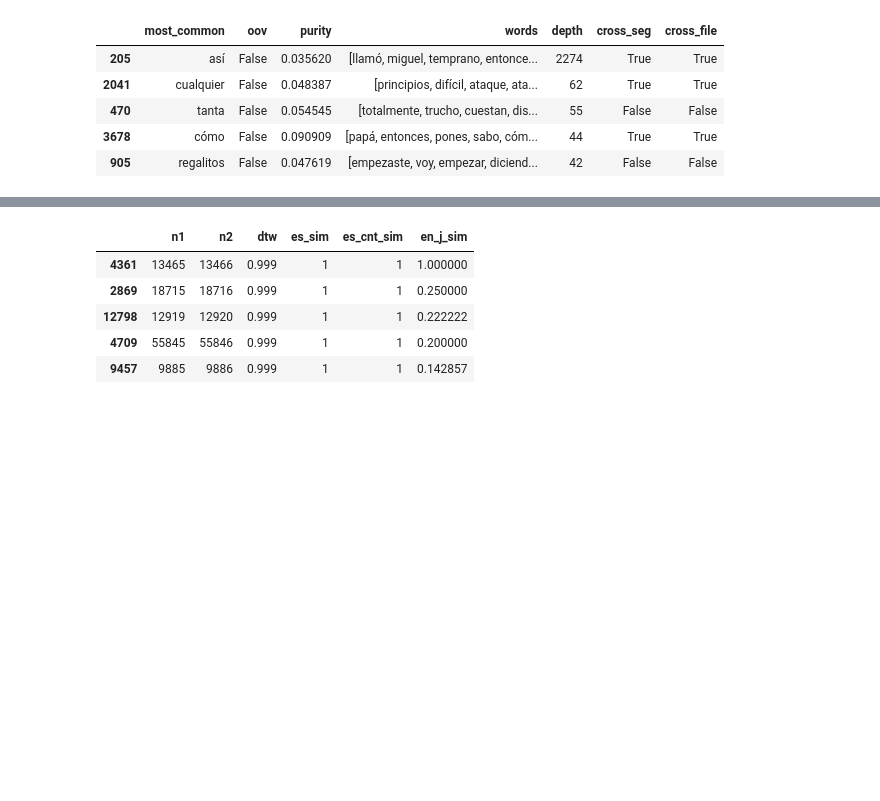
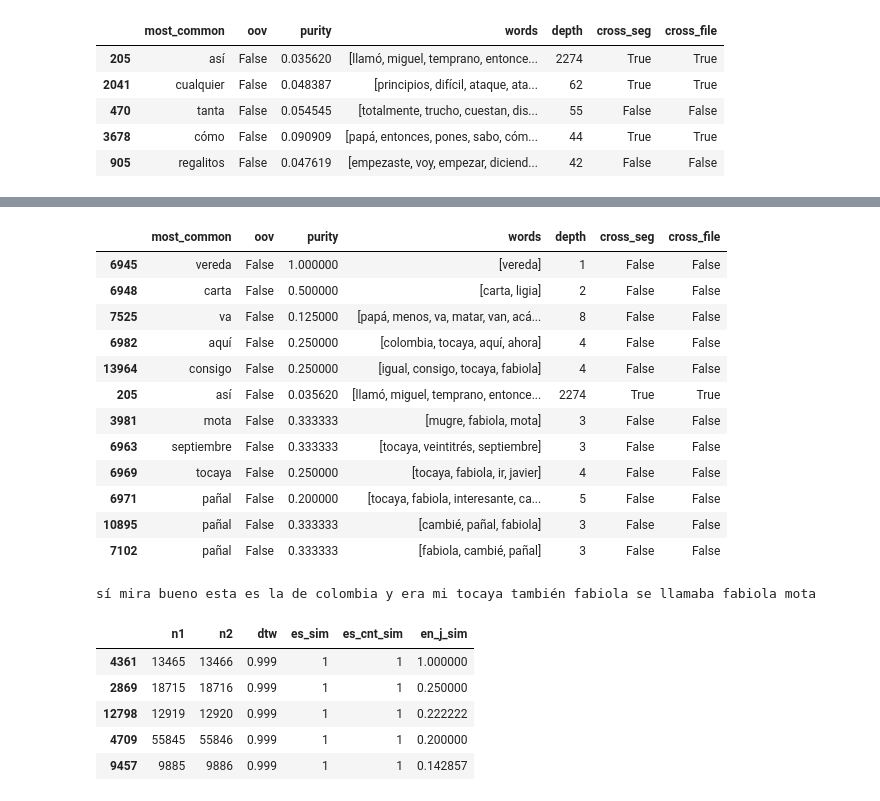
Before and after one commit to 0xSameer/speech_patterns, a Jupyter notebook: visualize_utd.ipynb, the cells around one changed output, grey strips where cells are left out. Cells and saved outputs as stored; diff of their text form; code cells hidden in the pictures; blank space fills up the shorter version.

```diff
--- a/visualize_utd.ipynb
+++ b/visualize_utd.ipynb
@@ -544,0 +569,11 @@ play_cluster(4167)
+# %%
+def sid_to_cid_mapping(clusters_stats):
+    sid_to_cids = {}
+    for cid, sids in enumerate(clusters_stats['sids']):
+        for sid in sids:
+            if sid not in sid_to_cids:
+                sid_to_cids[sid] = set()
+            sid_to_cids[sid] |= {cid}
+    return sid_to_cids
+# %%
+sid_to_cids = sid_to_cid_mapping(clusters_stats)
@@ -559,3 +806,23 @@ clusters_df.ix[342].sids
+# %%
+sid = '083.205'
+display(clusters_df[view_cols].ix[list(sid_to_cids[sid])])
+# display(clusters_df.sids[list(sid_to_cids[sid])])
+print(' '.join([a.word.lower() for a in align_dict[sid.split('.')[0]][sid]['es']]))
+# %% [output]
+|  | most_common | oov | purity | words | depth | cross_seg | cross_file |
+| 6945 | vereda | False | 1.000000 | [vereda] | 1 | False | False |
+| 6948 | carta | False | 0.500000 | [carta, ligia] | 2 | False | False |
+| 7525 | va | False | 0.125000 | [papá, menos, va, matar, van, acá... | 8 | False | False |
+| 6982 | aquí | False | 0.250000 | [colombia, tocaya, aquí, ahora] | 4 | False | False |
+| 13964 | consigo | False | 0.250000 | [igual, consigo, tocaya, fabiola] | 4 | False | False |
+| 205 | así | False | 0.035620 | [llamó, miguel, temprano, entonce... | 2274 | True | True |
+| 3981 | mota | False | 0.333333 | [mugre, fabiola, mota] | 3 | False | False |
+| 6963 | septiembre | False | 0.333333 | [tocaya, veintitrés, septiembre] | 3 | False | False |
+| 6969 | tocaya | False | 0.250000 | [tocaya, fabiola, ir, javier] | 4 | False | False |
+| 6971 | pañal | False | 0.200000 | [tocaya, fabiola, interesante, ca... | 5 | False | False |
+| 10895 | pañal | False | 0.333333 | [cambié, pañal, fabiola] | 3 | False | False |
+| 7102 | pañal | False | 0.333333 | [fabiola, cambié, pañal] | 3 | False | False |
+sí mira bueno esta es la de colombia y era mi tocaya también fabiola se llamaba fabiola mota
 # %%
 (eval_df.sort_values('dtw', ascending=False, inplace=False)).head(5)
 # %% [output]
```
Also changed, not shown: parts of 44 cells of this notebook, 4 other files.
